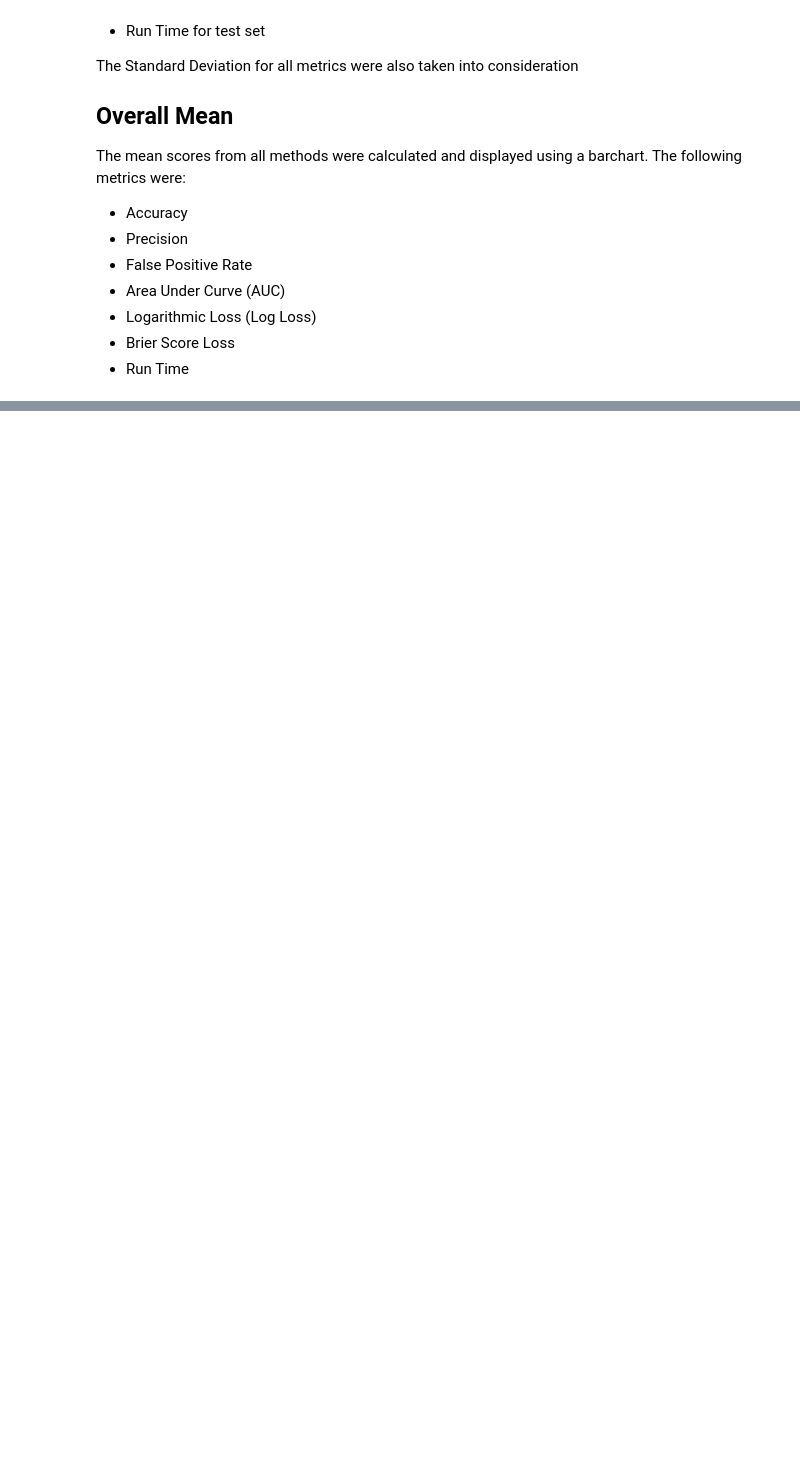
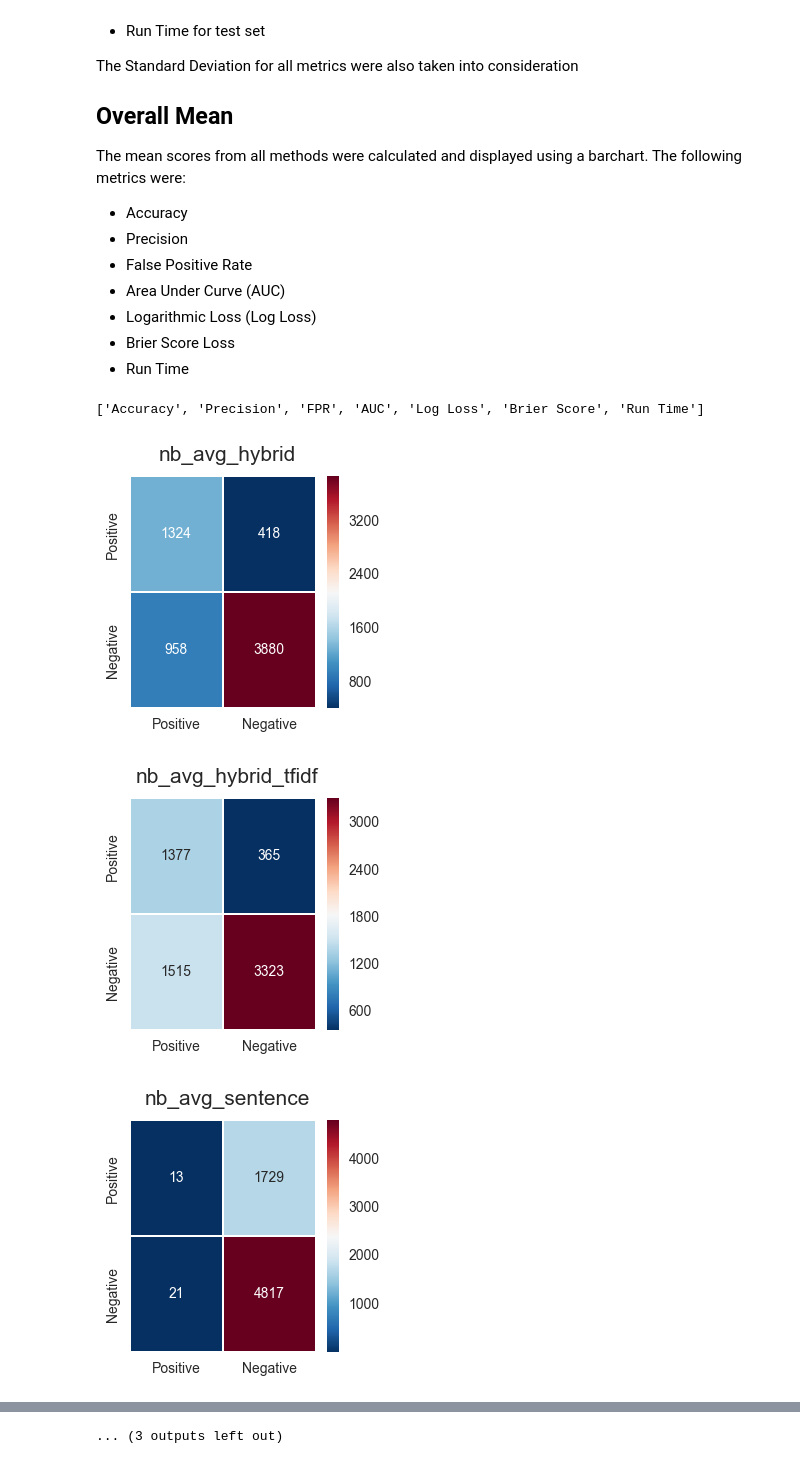
Before and after one commit to tazeek/BullyDetect, a Jupyter notebook: Python Notebooks/Results Visualisation (Balanced Dataset).ipynb, the cells around one changed output, grey strips where cells are left out. Cells and saved outputs as stored; diff of their text form; code cells hidden in the pictures; blank space fills up the shorter version.

```diff
--- a/Python Notebooks/Results Visualisation (Balanced Dataset).ipynb
+++ b/Python Notebooks/Results Visualisation (Balanced Dataset).ipynb
@@ -58,0 +64,12 @@ The mean scores from all methods were calculated and displayed using a barchart.
+# %%
+# Verify the sheets(workbooks)
+
+xls.sheet_names
+# %% [output]
+['Accuracy', 'Precision', 'FPR', 'AUC', 'Log Loss', 'Brier Score', 'Run Time']
+# %%
+# Load the libraries (ONLY ONCE)
+import seaborn as sns
+import matplotlib.pyplot as plt
+sns.set_style("whitegrid")
+%matplotlib inline
@@ -58,0 +112,28 @@ The mean scores from all methods were calculated and displayed using a barchart.
+# %%
+# Load the confusion matrix directory
+import os
+
+# Show the directory
+DIR = "C:/Users/MyPC/Desktop/Vegito/Confusion Matrix"
+
+# Load all files and save in a variable
+FILES = os.listdir(DIR)
+# %%
+# Function to display all the confusion Matrix
+def displayConfusionMatrix(model_abb):
+
+    # Get the files first
+    files = [ file for file in FILES if file.startswith(model_abb)]
+
+    for file in files:
+
+        # Plot using heatmap
+        plotConfusionMatrix(DIR + "/" + file, file.replace(".pk",""))
+# %%
+# NAIVE BAYES
+
+displayConfusionMatrix('nb')
+# %% [output]
+[figure, added]
+[figure, added]
+[figure, added]
@@ -58,0 +149 @@ The mean scores from all methods were calculated and displayed using a barchart.
+... (3 outputs left out)
```
Also changed, not shown: parts of 29 cells of this notebook, 1 other file.
